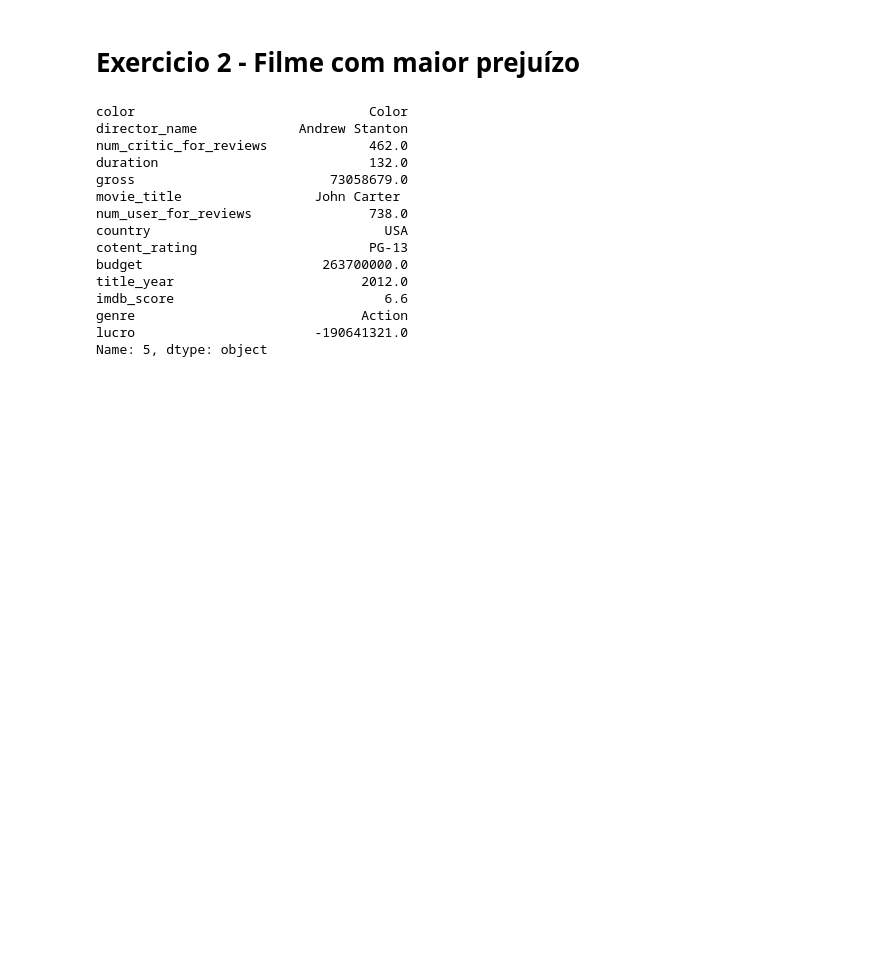
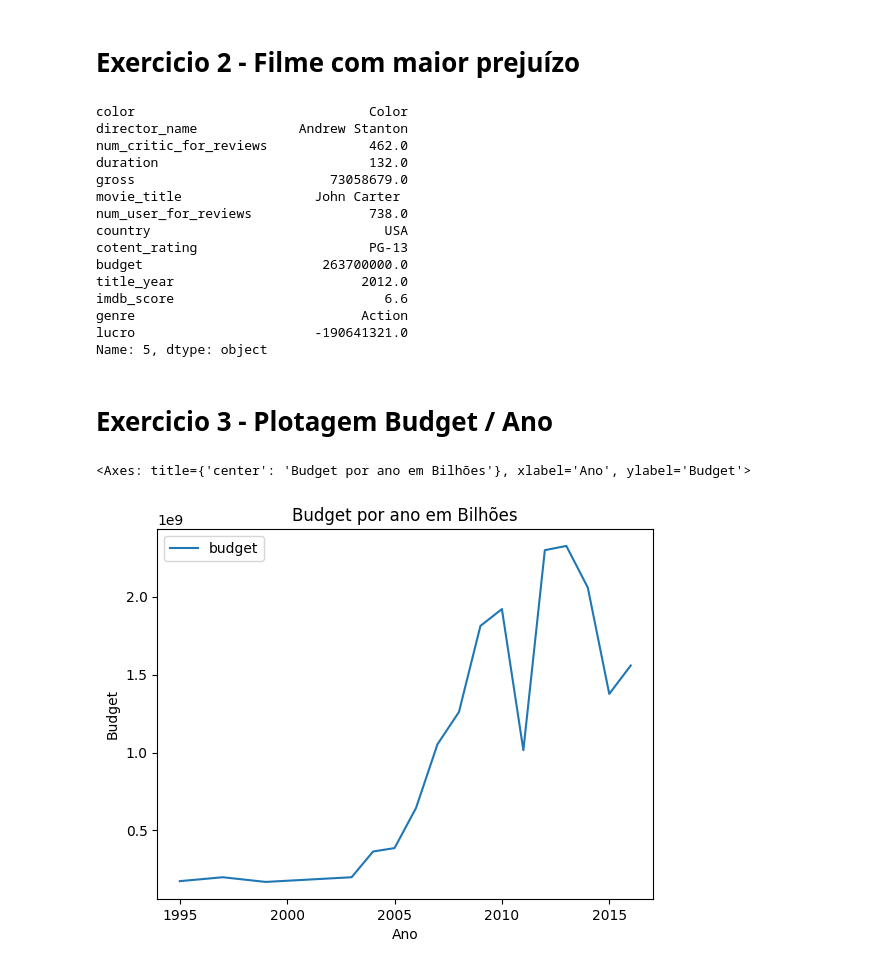
Before and after one commit to ltsmartins/AdaDS, a Jupyter notebook: TecnicasProgramacao/Ex06.ipynb, the cells around one changed output. Cells and saved outputs as stored; diff of their text form; code cells hidden in the pictures; blank space fills up the shorter version.

```diff
--- a/TecnicasProgramacao/Ex06.ipynb
+++ b/TecnicasProgramacao/Ex06.ipynb
@@ -87,3 +80,10 @@ imdb_score                           6.6
 genre                             Action
 lucro                       -190641321.0
 Name: 5, dtype: object
+# %% [markdown]
+# Exercicio 3 - Plotagem Budget / Ano
+# %%
+df.groupby('title_year').agg({'budget':'sum'}).plot(title='Budget por ano em Bilhões', xlabel='Ano', ylabel='Budget')
+# %% [output]
+<Axes: title={'center': 'Budget por ano em Bilhões'}, xlabel='Ano', ylabel='Budget'>
+[figure, added]
```
Also changed, not shown: parts of 9 cells of this notebook.
